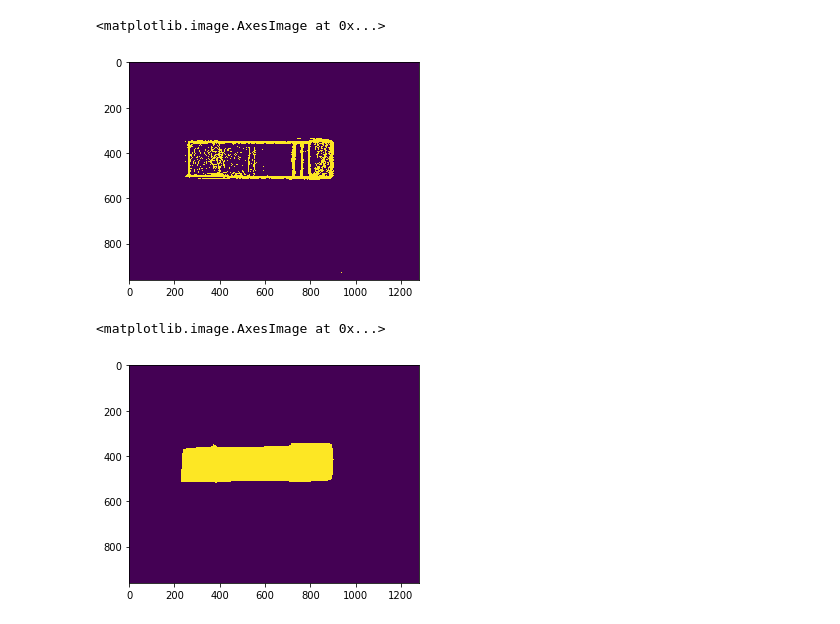
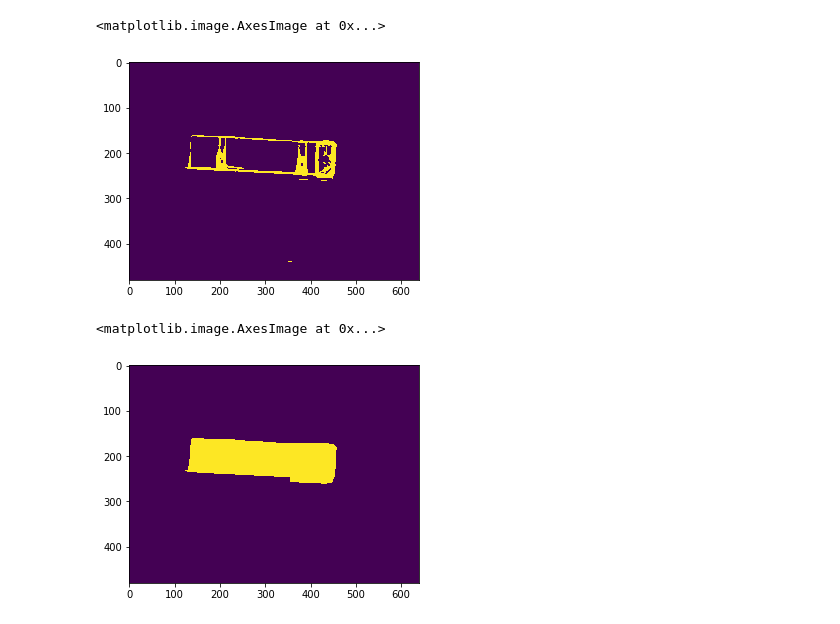
Before and after one commit to faraxnak/bactrace, a Jupyter notebook: bactrace.ipynb, the cells around one changed output. Cells and saved outputs as stored; diff of their text form; code cells hidden in the pictures.

```diff
--- a/bactrace.ipynb
+++ b/bactrace.ipynb
@@ -16,3 +13,19 @@ sample = skimage.color.rgb2grey(imageio.imread('/Users/farid/Documents/Workspace
+# %%
+template = Image.open('/Users/farid/Documents/Workspace/python/bactrace/data/samples/4_Pos_low Inflammation.tiff')
+# template = skimage.color.rgb2grey(imageio.imread('/Users/farid/Documents/Workspace/python/bactrace/data/samples/4_Pos_low Inflammation.tiff'))
+template = template.resize(img_size, PIL.Image.ANTIALIAS)
+template = np.array(template)
+
+# sample_name = '6_Pos_Inflammation.tiff'
+# sample_name = '3_Pos_Inflammation.tiff'
+# sample_name = '5_Pos_low Inflammation.tiff'
+# sample_name = '7_neg.tiff'
+sample_name = '8_Pos_Inflammation_suboptimal run.tiff'
+sample = Image.open('/Users/farid/Documents/Workspace/python/bactrace/data/samples/' + sample_name)
+sample = sample.resize(img_size, PIL.Image.ANTIALIAS)
+sample = np.array(sample)
+# sample = skimage.color.rgb2grey(imageio.imread('/Users/farid/Documents/Workspace/python/bactrace/data/samples/' + sample_name))
+# sample = template.resize(0.5, PIL.Image.ANTIALIAS)
 # %%
 plt.imshow(template)
 # %% [output]
@@ -165,0 +175,4 @@ print(np.max(template_sobel))
+# %%
+edge_threshold = 10
+ret,thresh = cv2.threshold(template_sobel.astype(np.uint8),edge_threshold,255,0)
+plt.imshow(thresh)
@@ -165,0 +182,4 @@ print(np.max(template_sobel))
+# %%
+morph_box_size = [50, 100]
+template_closed = ndimage.morphology.binary_closing(thresh, np.ones(morph_box_size), iterations=2)
+plt.imshow(template_closed)
@@ -166,12 +189,12 @@ print(np.max(template_sobel))
 # %%
-ret,thresh = cv2.threshold(template_sobel.astype(np.uint8),10,255,0)
+ret,thresh = cv2.threshold(sample_sobel.astype(np.uint8),edge_threshold,255,0)
 plt.imshow(thresh)
 # %% [output]
 <matplotlib.image.AxesImage at 0x...>
-[figure, old version]
+[figure, new version]
 # %%
-template_closed = ndimage.morphology.binary_closing(thresh, np.ones([100,100]), iterations=2)
-plt.imshow(closed)
+sample_closed = ndimage.morphology.binary_closing(thresh, np.ones(morph_box_size), iterations=2)
+plt.imshow(sample_closed)
 # %% [output]
 <matplotlib.image.AxesImage at 0x...>
-[figure, old version]
+[figure, new version]
```
Also changed, not shown: parts of 37 cells of this notebook, 1 other file.
